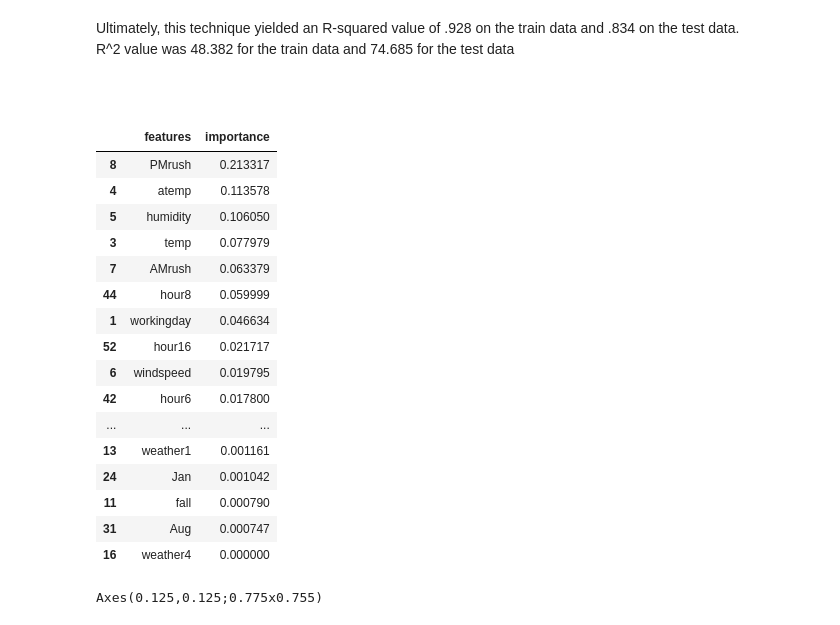
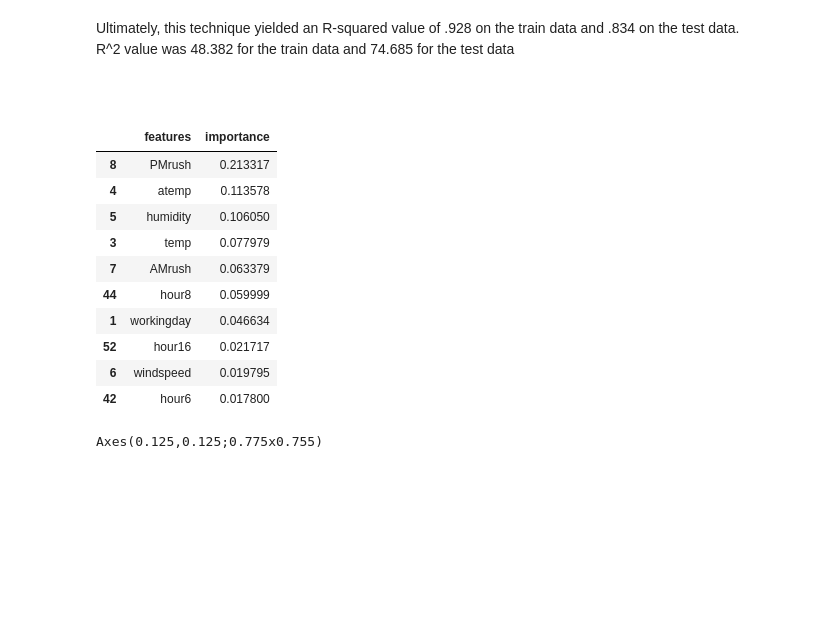
Before and after one commit to kmoore296/bikeshare_notebook, a Jupyter notebook: Bikeshare Data.ipynb, the cells around one changed output. Cells and saved outputs as stored; diff of their text form; code cells hidden in the pictures; blank space fills up the shorter version.

```diff
--- a/Bikeshare Data.ipynb
+++ b/Bikeshare Data.ipynb
@@ -401,29 +389,23 @@ Test RMSE = 74.68501969876968
 # %%
 importances = forest.feature_importances_
 std = np.std([tree.feature_importances_ for tree in forest.estimators_],axis=0)
 indices = np.argsort(importances)
 
 H = pd.DataFrame(list(zip(trainVars.columns, importances)), columns = ['features','importance'])
 H = H.sort_values(by=['importance'], ascending=[False])
-H
+H.head(10)
 # %% [output]
 |  | features | importance |
 | 8 | PMrush | 0.213317 |
 | 4 | atemp | 0.113578 |
 | 5 | humidity | 0.106050 |
 | 3 | temp | 0.077979 |
 | 7 | AMrush | 0.063379 |
 | 44 | hour8 | 0.059999 |
 | 1 | workingday | 0.046634 |
 | 52 | hour16 | 0.021717 |
 | 6 | windspeed | 0.019795 |
 | 42 | hour6 | 0.017800 |
-| ... | ... | ... |
-| 13 | weather1 | 0.001161 |
-| 24 | Jan | 0.001042 |
-| 11 | fall | 0.000790 |
-| 31 | Aug | 0.000747 |
-| 16 | weather4 | 0.000000 |
 # %%
 fig = plt.figure()
 ax=plt.subplot(111)
```
Also changed, not shown: parts of 2 cells of this notebook.
